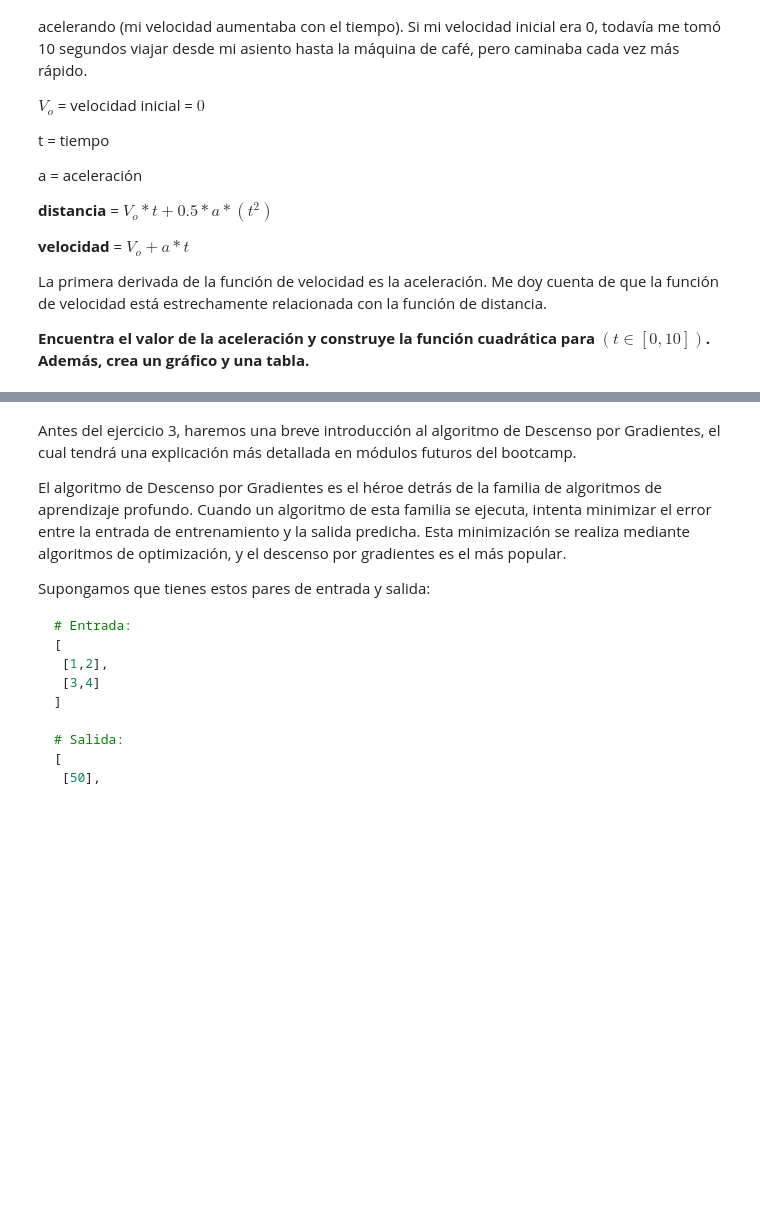
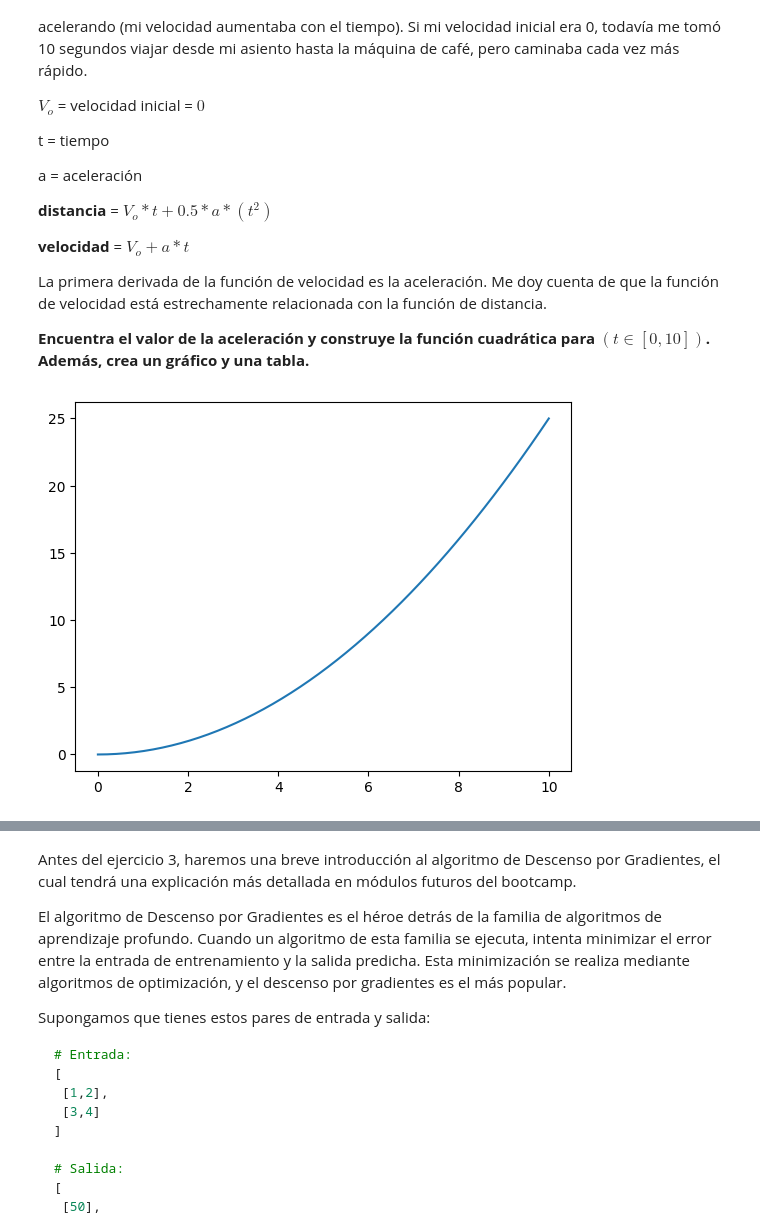
Before and after one commit to scontrerasr/calculus-and-algebra-problems-with-python, a Jupyter notebook: notebook/problems.es.ipynb, the cells around one changed output, grey strips where cells are left out. Saved outputs shown, nothing was run; the diff lists cells and outputs as text; code cells hidden in the pictures; blank space fills up the shorter version.

```diff
--- a/notebook/problems.es.ipynb
+++ b/notebook/problems.es.ipynb
@@ -50,5 +71,14 @@ La primera derivada de la función de velocidad es la aceleración. Me doy cuent
 **Encuentra el valor de la aceleración y construye la función cuadrática para  $(t ∈ [0,10])$. Además, crea un gráfico y una tabla.**
 # %%
 # Define y grafica la función cuadrática
+#Para saber a se asume que la distancia es la misma del ejercicio anterior
+#x=v0*t+0.5*a*t**2 --> con v0=0 m/s**2, t=10s y x=25m --> a=0,5 m/s**2
+def x(t): return 0.5*0.5*t**2 # x:dist en m, y t:tiempo en s
+t=np.linspace(0,10) #dominio del tiempo estudiado
+
+plt.plot(t,x(t))
+plt.show()
+# %% [output]
+[figure, added]
 # %%
 # Crea un DataFrame
```
Also changed, not shown: parts of 15 cells of this notebook, 1 other file.
